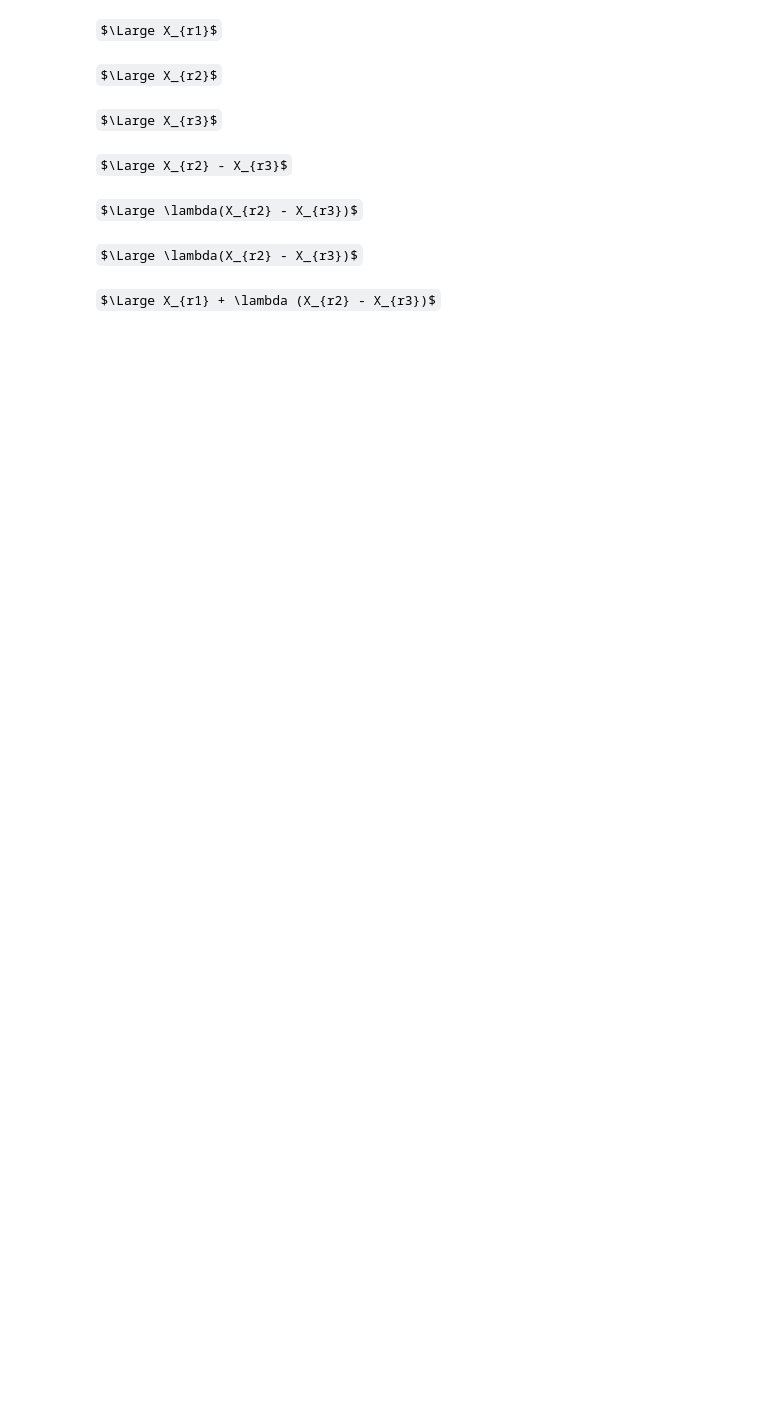
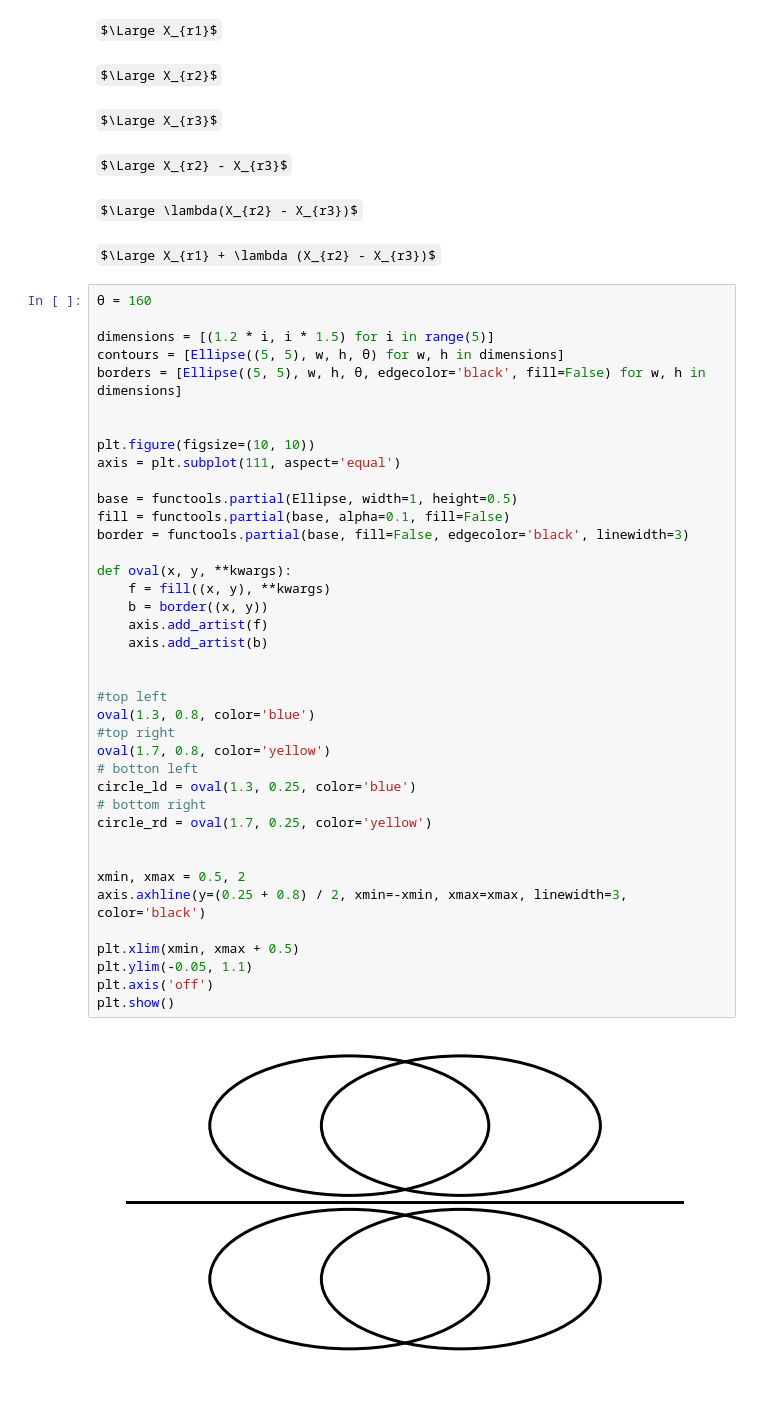
Before and after one commit to MattEding/EvolveSumm, a Jupyter notebook: algorithm_visuals.ipynb, the cells around one changed output. Drawn from its saved outputs; the diff is of its cells as text; some formulas as TeX source; blank space fills up the shorter version.

Commit message:
grinch npy and inv oper diagram

```diff
--- a/algorithm_visuals.ipynb
+++ b/algorithm_visuals.ipynb
@@ -67,7 +67,46 @@ $\Large X_{r3}$
 $\Large X_{r2} - X_{r3}$
 # %% [markdown]
 $\Large \lambda(X_{r2} - X_{r3})$
-# %% [markdown]
-$\Large \lambda(X_{r2} - X_{r3})$
 # %% [markdown]
 $\Large X_{r1} + \lambda (X_{r2} - X_{r3})$
+# %%
+θ = 160
+
+dimensions = [(1.2 * i, i * 1.5) for i in range(5)]
+contours = [Ellipse((5, 5), w, h, θ) for w, h in dimensions]
+borders = [Ellipse((5, 5), w, h, θ, edgecolor='black', fill=False) for w, h in dimensions]
+
+
+plt.figure(figsize=(10, 10))
+axis = plt.subplot(111, aspect='equal')
+
+base = functools.partial(Ellipse, width=1, height=0.5)
+fill = functools.partial(base, alpha=0.1, fill=False)
+border = functools.partial(base, fill=False, edgecolor='black', linewidth=3)
+
+def oval(x, y, **kwargs):
+    f = fill((x, y), **kwargs)
+    b = border((x, y))
+    axis.add_artist(f)
+    axis.add_artist(b)
+
+
+#top left
+oval(1.3, 0.8, color='blue')
+#top right
+oval(1.7, 0.8, color='yellow')
+# botton left
+circle_ld = oval(1.3, 0.25, color='blue')
+# bottom right
+circle_rd = oval(1.7, 0.25, color='yellow')
+
+
+xmin, xmax = 0.5, 2
+axis.axhline(y=(0.25 + 0.8) / 2, xmin=-xmin, xmax=xmax, linewidth=3, color='black')
+
+plt.xlim(xmin, xmax + 0.5)
+plt.ylim(-0.05, 1.1)
+plt.axis('off')
+plt.show()
+# %% [output]
+[figure, added]
```
Also changed, not shown: 4 other files.
